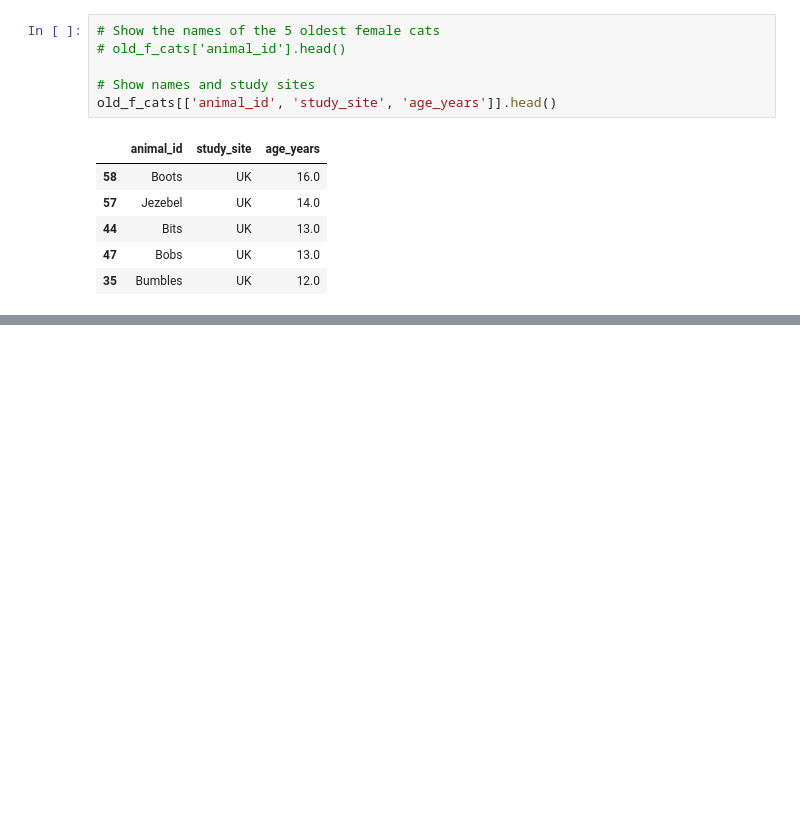
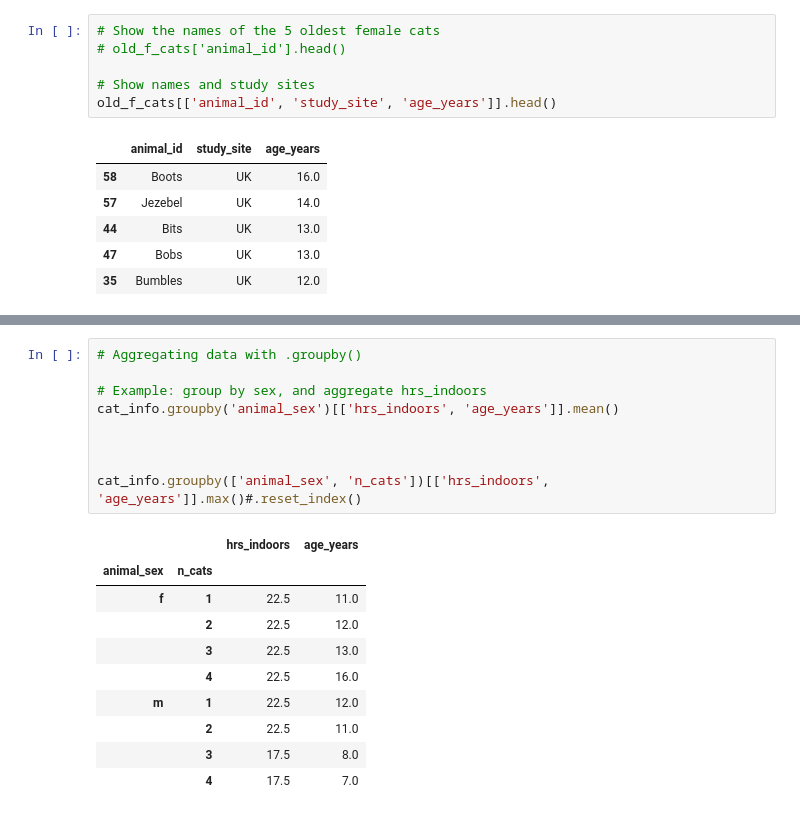
Before and after one commit to pypr-25/lectures, a Jupyter notebook: week08/cats_analysis.ipynb, the cells around one changed output, grey strips where cells are left out. Saved outputs shown, nothing was run; the diff lists cells and outputs as text; blank space fills up the shorter version.

Commit message:
Finished week 9 lecture (groupby)

```diff
--- a/week08/cats_analysis.ipynb
+++ b/week08/cats_analysis.ipynb
@@ -116,0 +193,20 @@ old_f_cats[['animal_id', 'study_site', 'age_years']].head()
+# %%
+# Aggregating data with .groupby()
+
+# Example: group by sex, and aggregate hrs_indoors
+cat_info.groupby('animal_sex')[['hrs_indoors', 'age_years']].mean()
+
+
+
+cat_info.groupby(['animal_sex', 'n_cats'])[['hrs_indoors', 'age_years']].max()#.reset_index()
+# %% [output]
+|  |  | hrs_indoors | age_years |
+| animal_sex | n_cats |  |  |
+| f | 1 | 22.5 | 11.0 |
+|  | 2 | 22.5 | 12.0 |
+|  | 3 | 22.5 | 13.0 |
+|  | 4 | 22.5 | 16.0 |
+| m | 1 | 22.5 | 12.0 |
+|  | 2 | 22.5 | 11.0 |
+|  | 3 | 17.5 | 8.0 |
+|  | 4 | 17.5 | 7.0 |
```
Also changed, not shown: parts of 6 cells of this notebook, 1 other file.
